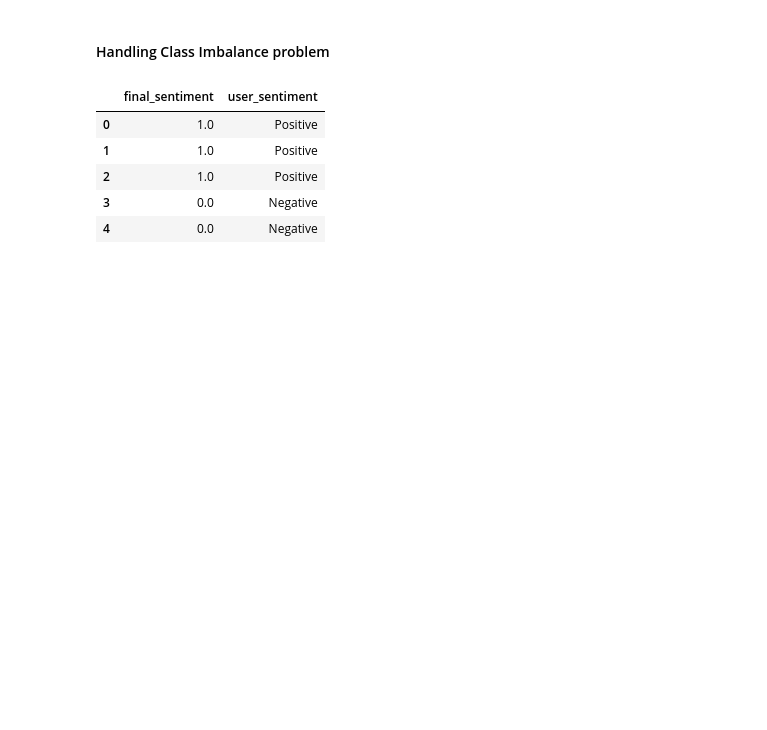
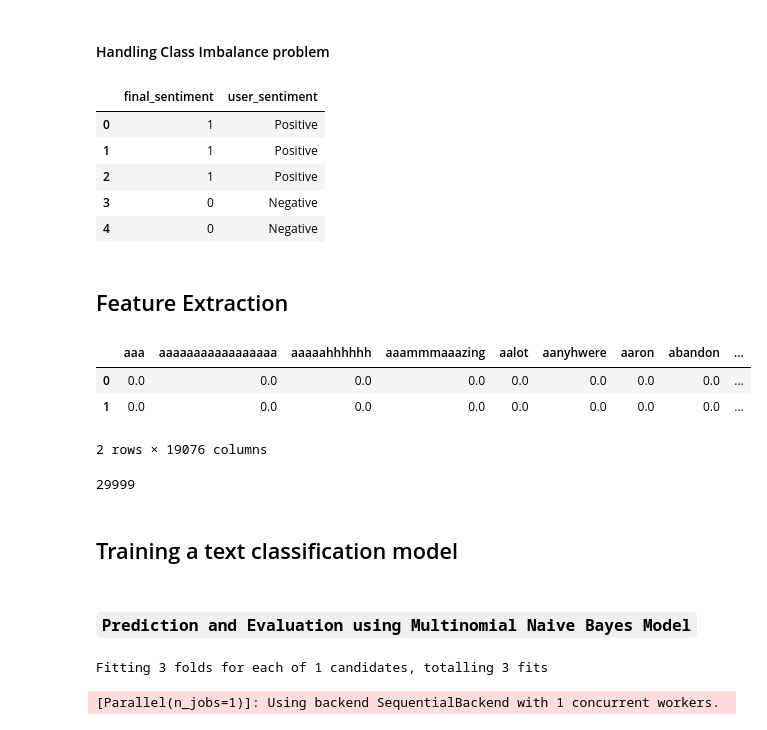
Before and after one commit to nveenkumr/SentimentBased_ProductRecommendation, a Jupyter notebook: Sentiment_Analysis_AmazonReviews.ipynb, the cells around one changed output. Drawn from its saved outputs; the diff is of its cells as text; code cells hidden in the pictures; blank space fills up the shorter version.

```diff
--- a/Sentiment_Analysis_AmazonReviews.ipynb
+++ b/Sentiment_Analysis_AmazonReviews.ipynb
@@ -377,13 +382,40 @@ Name: reviews_text_processed, dtype: object
 #pip install --user imbalanced-learn==0.5
 # %%
 #converting the user_sentiment to 0 or 1
-user_sentiment_int = {"Positive":1.0 , "Negative":0.0}
+user_sentiment_int = {"Positive":1 , "Negative":0}
 prod_df['final_sentiment'] =prod_df['user_sentiment'].map(user_sentiment_int)  #.apply(lambda x : 1 if x=="Positive" else 0 )
 prod_df[['final_sentiment','user_sentiment']].head()
 # %% [output]
 |  | final_sentiment | user_sentiment |
-| 0 | 1.0 | Positive |
-| 1 | 1.0 | Positive |
-| 2 | 1.0 | Positive |
-| 3 | 0.0 | Negative |
-| 4 | 0.0 | Negative |
+| 0 | 1 | Positive |
+| 1 | 1 | Positive |
+| 2 | 1 | Positive |
+| 3 | 0 | Negative |
+| 4 | 0 | Negative |
+# %% [markdown]
+## Feature Extraction
+# %%
+reviews_txt=[doc for doc in prod_df['reviews_text_processed']]
+# %%
+# TFIDF vectorizer
+vect = TfidfVectorizer()
+tfidf_vect=vect.fit_transform(reviews_txt)
+# %%
+train_features = pd.DataFrame(tfidf_vect.toarray(),columns=vect.get_feature_names())
+dummy_ratingdf =pd.get_dummies(prod_df['reviews_rating'],drop_first=True) # creating dummy variable for reviews rating(1,2..,5)
+train_features.reset_index(drop=True,inplace=True)
+dummy_ratingdf.reset_index(drop=True,inplace=True)
+train_features= pd.concat([train_features,dummy_ratingdf],axis=1)
+X = train_features
+y =prod_df['final_sentiment']
+X.head(2)
+# %% [output]
+|  | aaa | aaaaaaaaaaaaaaaaa | aaaaahhhhhh | aaammmaaazing | aalot | aanyhwere | aaron | abandon | ... |
+| 0 | 0.0 | 0.0 | 0.0 | 0.0 | 0.0 | 0.0 | 0.0 | 0.0 | ... |
+| 1 | 0.0 | 0.0 | 0.0 | 0.0 | 0.0 | 0.0 | 0.0 | 0.0 | ... |
+2 rows × 19076 columns
+# %%
+#len of train features
+len(train_features)
+# %% [output]
+29999
@@ -389,0 +425,12 @@ prod_df[['final_sentiment','user_sentiment']].head()
+# %% [markdown]
+## Training a text classification model
+# %% [markdown]
+### `Prediction and Evaluation using Multinomial Naive Bayes Model`
+# %%
+params={}
+fold = 3
+mn_bayes =GridSearchCV(MultinomialNB(),cv=fold,scoring='accuracy',param_grid=params,verbose=1,return_train_score=True)
+mn_bayes.fit(X_train,y_train)
+# %% [output]
+Fitting 3 folds for each of 1 candidates, totalling 3 fits
+[Parallel(n_jobs=1)]: Using backend SequentialBackend with 1 concurrent workers.
```
Also changed, not shown: parts of 9 cells of this notebook.
